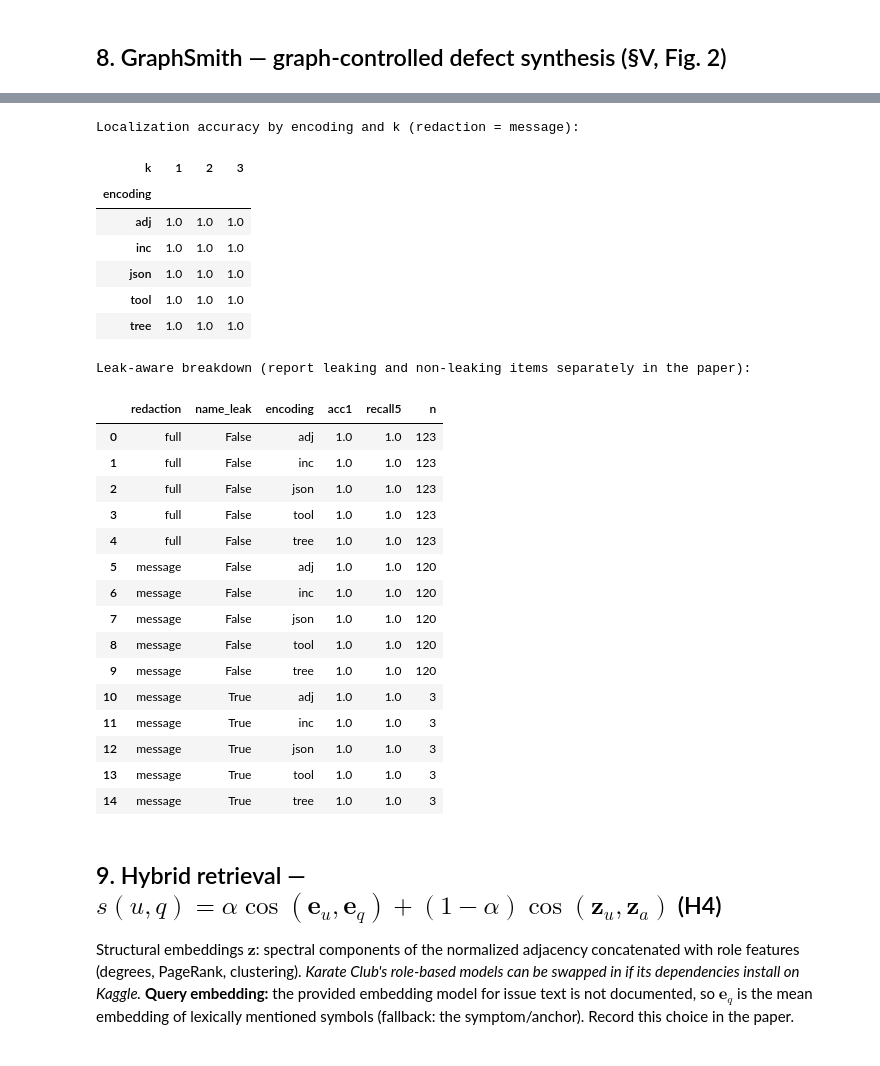
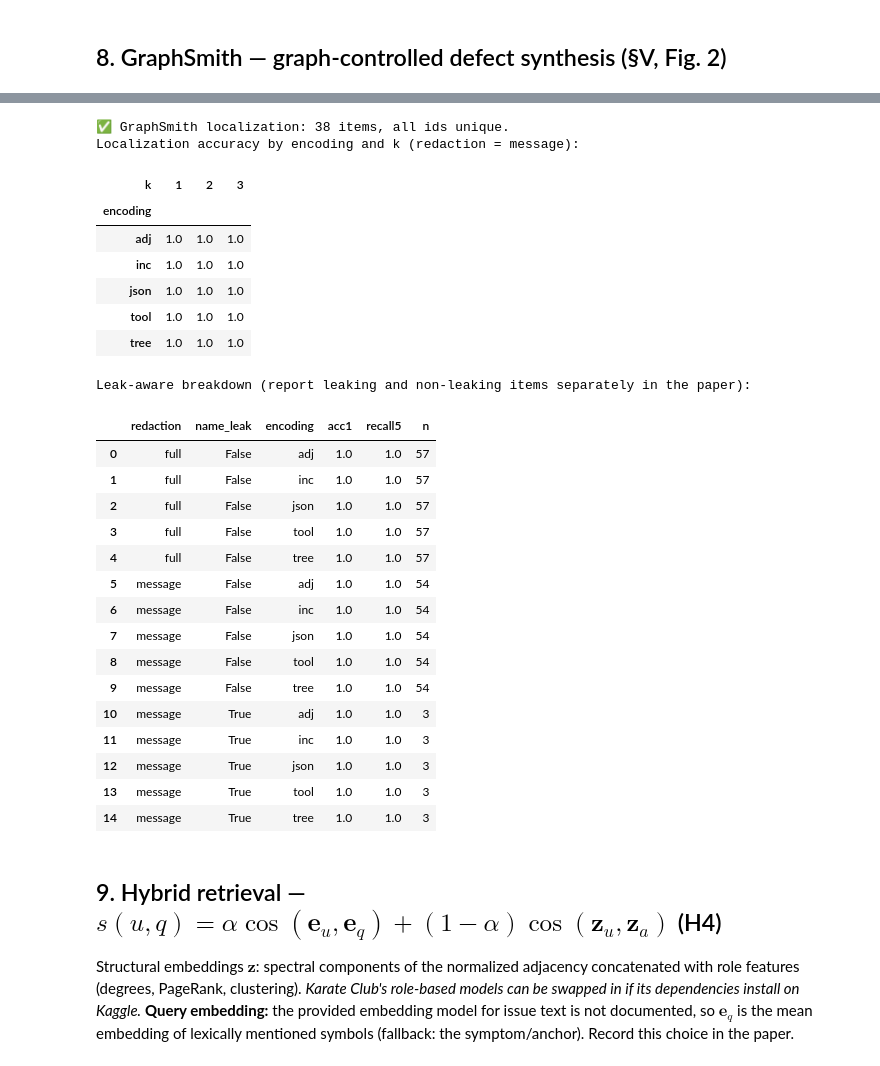
Before and after one commit to kasinadhsarma1/Notebooks, a Jupyter notebook: codegraph_qa_graphsmith_draft.ipynb, the cells around one changed output, grey strips where cells are left out. Saved outputs shown, nothing was run; the diff lists cells and outputs as text; code cells hidden in the pictures.

```diff
--- a/codegraph_qa_graphsmith_draft.ipynb
+++ b/codegraph_qa_graphsmith_draft.ipynb
@@ -79,6 +79,11 @@ from scipy import stats
 
 def set_seed(s):
     random.seed(s); np.random.seed(s)
+
+def assert_unique_ids(items, name):
+    dup = [i for i, c in Counter(x["id"] for x in items).items() if c > 1]
+    assert not dup, f"{name}: {len(dup)} duplicate ids, e.g. {dup[:3]} — results would be double-counted."
+    print(f"✅ {name}: {len(items)} items, all ids unique.")
 set_seed(0)
 # %% [markdown]
 ## 2. Data
@@ -1203,6 +1212,13 @@ GS = []
 if RUN_GRAPHSMITH and MODE == "toy":
     GS, gs_log = graphsmith("toy/minihttp", CORPUS)
     print(dict(gs_log))
+    # an issue text is ambiguous if the same text is produced by bugs in *different* symbols
+    by_text = defaultdict(set)
+    for g in GS:
+        by_text[g["issue_variants"][ISSUE_REDACTION]].add(g["defect"])
+    for g in GS:
+        g["ambiguous"] = len(by_text[g["issue_variants"][ISSUE_REDACTION]]) > 1
+    print("Ambiguous issue texts (same text, different defect):", sum(g["ambiguous"] for g in GS))
     if GS:
         gdf = pd.DataFrame(GS)
         gdf["leak_message"] = gdf["name_leak"].map(lambda d: d["message"])
@@ -1239,49 +1256,57 @@ Name-leak rate: message-redacted 5%, fully redacted 0%
 # GraphSmith instances -> localization questions, one per redaction level in GS_EVAL_REDACTIONS.
 def gs_to_localization(gs, levels=None):
     out = []
     for g in gs:
         for lvl in (levels or GS_EVAL_REDACTIONS):
             q = ("Here is an issue report for this repository:\n\n" + g["issue_variants"][lvl] +
                  "\n\nRank up to 5 symbols most likely to contain the defect, most likely first.")
-            out.append(_mk("localization", g["repo"], min(g["k"], 4) if g["k"] else 1, q, [g["defect"]],
-                           [g["symptom"]], mentions=[g["symptom"]], gs_id=g["id"], redaction=lvl,
-                           name_leak=g["name_leak"][lvl], neighbor_leak=g["neighbor_leak"][lvl],
-                           tier=g["tier"], operator=g["operator"]))
+            inst = _mk("localization", g["repo"], min(g["k"], 4) if g["k"] else 1, q, [g["defect"]],
+                       [g["symptom"]], mentions=[g["symptom"]], gs_id=g["id"], redaction=lvl,
+                       name_leak=g["name_leak"][lvl], neighbor_leak=g["neighbor_leak"][lvl],
+                       ambiguous=g.get("ambiguous", False), tier=g["tier"], operator=g["operator"])
+            inst["id"] = f"loc-{g['id']}-{lvl}"      # unique even when two bugs share an issue text
+            out.append(inst)
     return out
+
+
 
 GS_LOC = gs_to_localization(GS)
 if GS_LOC:
-    meta = pd.DataFrame(GS_LOC)[["id", "gs_id", "redaction", "name_leak", "neighbor_leak", "tier", "operator"]]
-    loc_res_all = run_matrix(GS_LOC, CORPUS).merge(meta, on="id")
+    assert_unique_ids(GS_LOC, "GraphSmith localization")
+    meta = pd.DataFrame(GS_LOC)[["id", "gs_id", "redaction", "name_leak", "neighbor_leak", "ambiguous", "tier", "operator"]]
+    loc_res_all = run_matrix(GS_LOC, CORPUS).merge(meta, on="id", validate="many_to_one")
+    expected = len(GS_LOC) * len(ENCODINGS) * len(SEEDS)
+    assert len(loc_res_all) == expected, f"row count {len(loc_res_all)} != expected {expected}"
     loc_res = loc_res_all[loc_res_all.redaction == ISSUE_REDACTION]      # main tables use the default level
     print(f"Localization accuracy by encoding and k (redaction = {ISSUE_REDACTION}):")
     display(loc_res.groupby(["encoding", "k"])["score"].mean().unstack("k").round(3))
     LEAK_TABLE = (loc_res_all.groupby(["redaction", "name_leak", "encoding"])
                   .agg(acc1=("score", "mean"), recall5=("recall5", "mean"), n=("score", "size"))
                   .round(3).reset_index())
     print("Leak-aware breakdown (report leaking and non-leaking items separately in the paper):")
     display(LEAK_TABLE)
 # %% [output]
+✅ GraphSmith localization: 38 items, all ids unique.
 Localization accuracy by encoding and k (redaction = message):
 | k | 1 | 2 | 3 |
 | encoding |  |  |  |
 | adj | 1.0 | 1.0 | 1.0 |
 | inc | 1.0 | 1.0 | 1.0 |
 | json | 1.0 | 1.0 | 1.0 |
 | tool | 1.0 | 1.0 | 1.0 |
 | tree | 1.0 | 1.0 | 1.0 |
 Leak-aware breakdown (report leaking and non-leaking items separately in the paper):
 |  | redaction | name_leak | encoding | acc1 | recall5 | n |
-| 0 | full | False | adj | 1.0 | 1.0 | 123 |
-| 1 | full | False | inc | 1.0 | 1.0 | 123 |
-| 2 | full | False | json | 1.0 | 1.0 | 123 |
-| 3 | full | False | tool | 1.0 | 1.0 | 123 |
-| 4 | full | False | tree | 1.0 | 1.0 | 123 |
-| 5 | message | False | adj | 1.0 | 1.0 | 120 |
-| 6 | message | False | inc | 1.0 | 1.0 | 120 |
-| 7 | message | False | json | 1.0 | 1.0 | 120 |
-| 8 | message | False | tool | 1.0 | 1.0 | 120 |
-| 9 | message | False | tree | 1.0 | 1.0 | 120 |
+| 0 | full | False | adj | 1.0 | 1.0 | 57 |
+| 1 | full | False | inc | 1.0 | 1.0 | 57 |
+| 2 | full | False | json | 1.0 | 1.0 | 57 |
+| 3 | full | False | tool | 1.0 | 1.0 | 57 |
+| 4 | full | False | tree | 1.0 | 1.0 | 57 |
+| 5 | message | False | adj | 1.0 | 1.0 | 54 |
+| 6 | message | False | inc | 1.0 | 1.0 | 54 |
+| 7 | message | False | json | 1.0 | 1.0 | 54 |
+| 8 | message | False | tool | 1.0 | 1.0 | 54 |
+| 9 | message | False | tree | 1.0 | 1.0 | 54 |
 | 10 | message | True | adj | 1.0 | 1.0 | 3 |
 | 11 | message | True | inc | 1.0 | 1.0 | 3 |
 | 12 | message | True | json | 1.0 | 1.0 | 3 |
```
Also changed, not shown: parts of 5 cells of this notebook.
